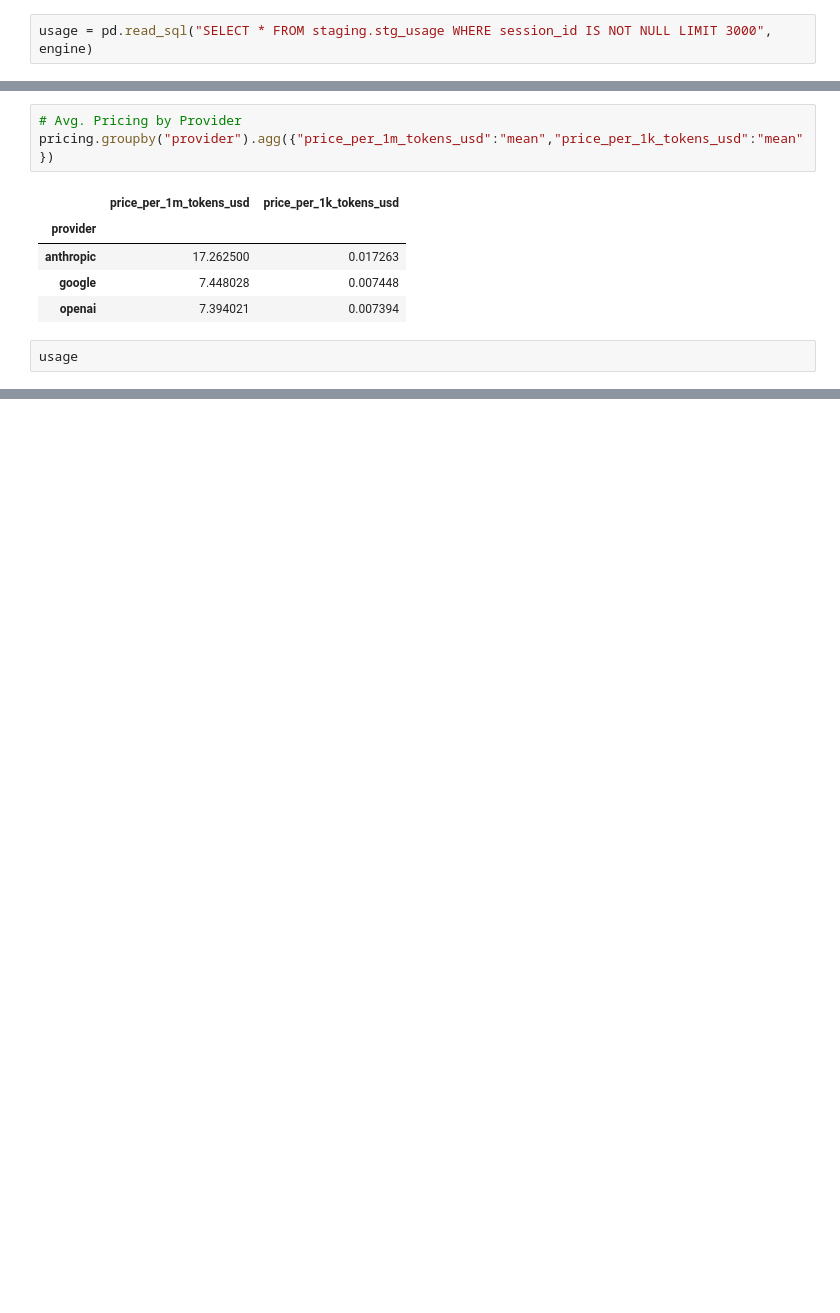
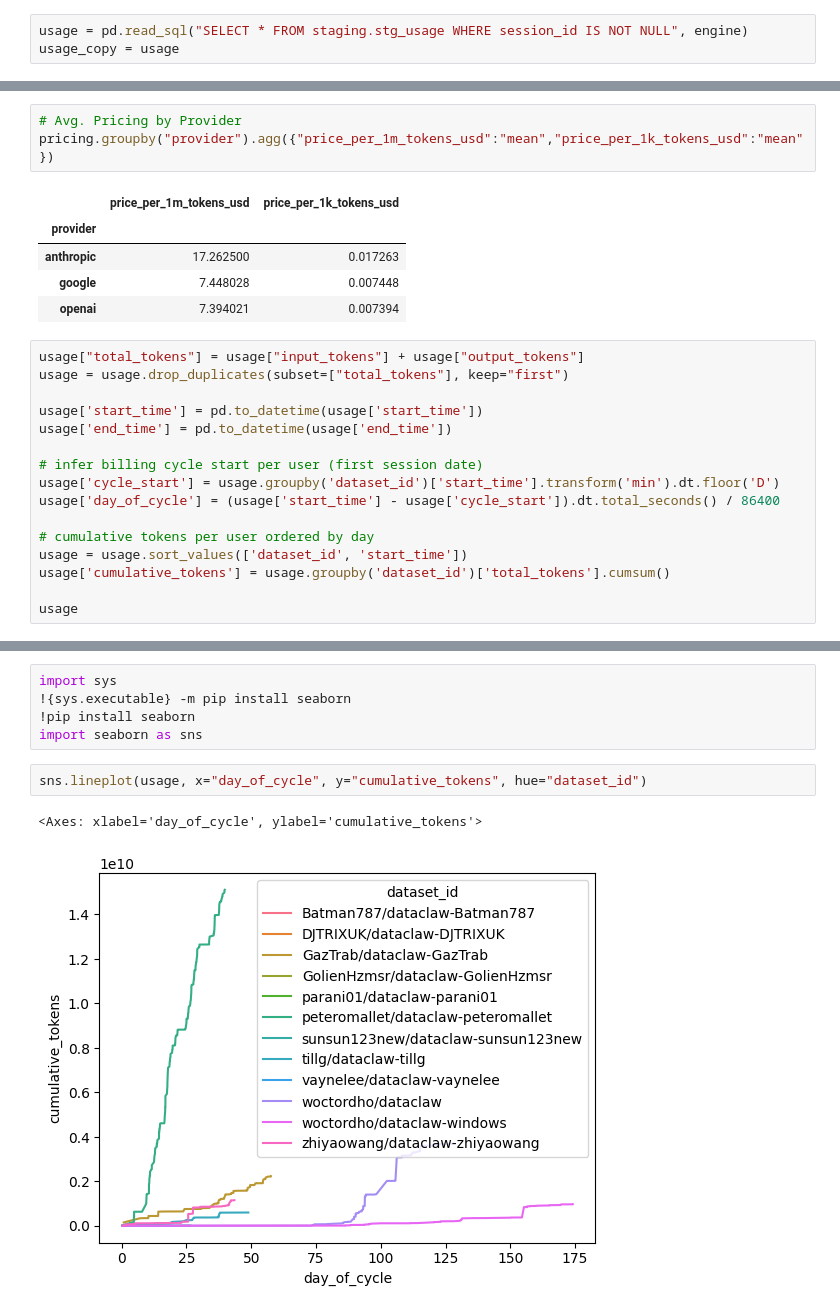
Before and after one commit to Climate-Offsets-for-AI-Responsibility/cofair-colonial, a Jupyter notebook: neon_testing.ipynb, the cells around one changed output, grey strips where cells are left out. Drawn from its saved outputs; the diff is of its cells as text; blank space fills up the shorter version.

```diff
--- a/neon_testing.ipynb
+++ b/neon_testing.ipynb
@@ -22,5 +28,6 @@ pd.read_sql("SELECT COUNT(*) FROM staging.stg_usage WHERE session_id IS NOT NULL
 # %%
-usage = pd.read_sql("SELECT * FROM staging.stg_usage WHERE session_id IS NOT NULL LIMIT 3000", engine)
+usage = pd.read_sql("SELECT * FROM staging.stg_usage WHERE session_id IS NOT NULL", engine)
+usage_copy = usage
 # %% [markdown]
 ## Feel free to play around with the data here!
 
@@ -46,5 +53,19 @@ pricing.groupby("provider").agg({"price_per_1m_tokens_usd":"mean","price_per_1k_
 | google | 7.448028 | 0.007448 |
 | openai | 7.394021 | 0.007394 |
 # %%
+usage["total_tokens"] = usage["input_tokens"] + usage["output_tokens"]
+usage = usage.drop_duplicates(subset=["total_tokens"], keep="first")
+
+usage['start_time'] = pd.to_datetime(usage['start_time'])
+usage['end_time'] = pd.to_datetime(usage['end_time'])
+
+# infer billing cycle start per user (first session date)
+usage['cycle_start'] = usage.groupby('dataset_id')['start_time'].transform('min').dt.floor('D')
+usage['day_of_cycle'] = (usage['start_time'] - usage['cycle_start']).dt.total_seconds() / 86400
+
+# cumulative tokens per user ordered by day
+usage = usage.sort_values(['dataset_id', 'start_time'])
+usage['cumulative_tokens'] = usage.groupby('dataset_id')['total_tokens'].cumsum()
+
 usage
 # %% [output]
@@ -63,0 +105,10 @@ usage
+# %%
+import sys
+!{sys.executable} -m pip install seaborn
+!pip install seaborn
+import seaborn as sns
+# %%
+sns.lineplot(usage, x="day_of_cycle", y="cumulative_tokens", hue="dataset_id")
+# %% [output]
+<Axes: xlabel='day_of_cycle', ylabel='cumulative_tokens'>
+[figure, added]
```
Also changed, not shown: parts of 14 cells of this notebook, 3 other files.
